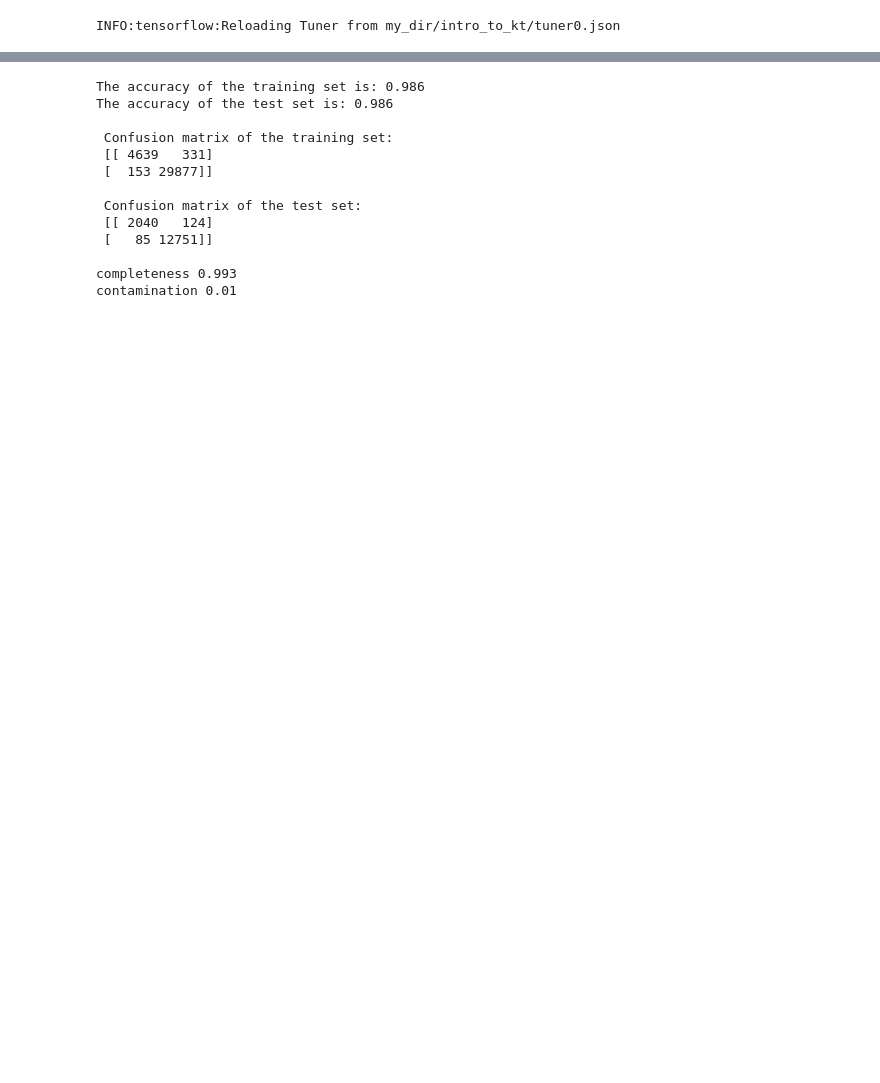
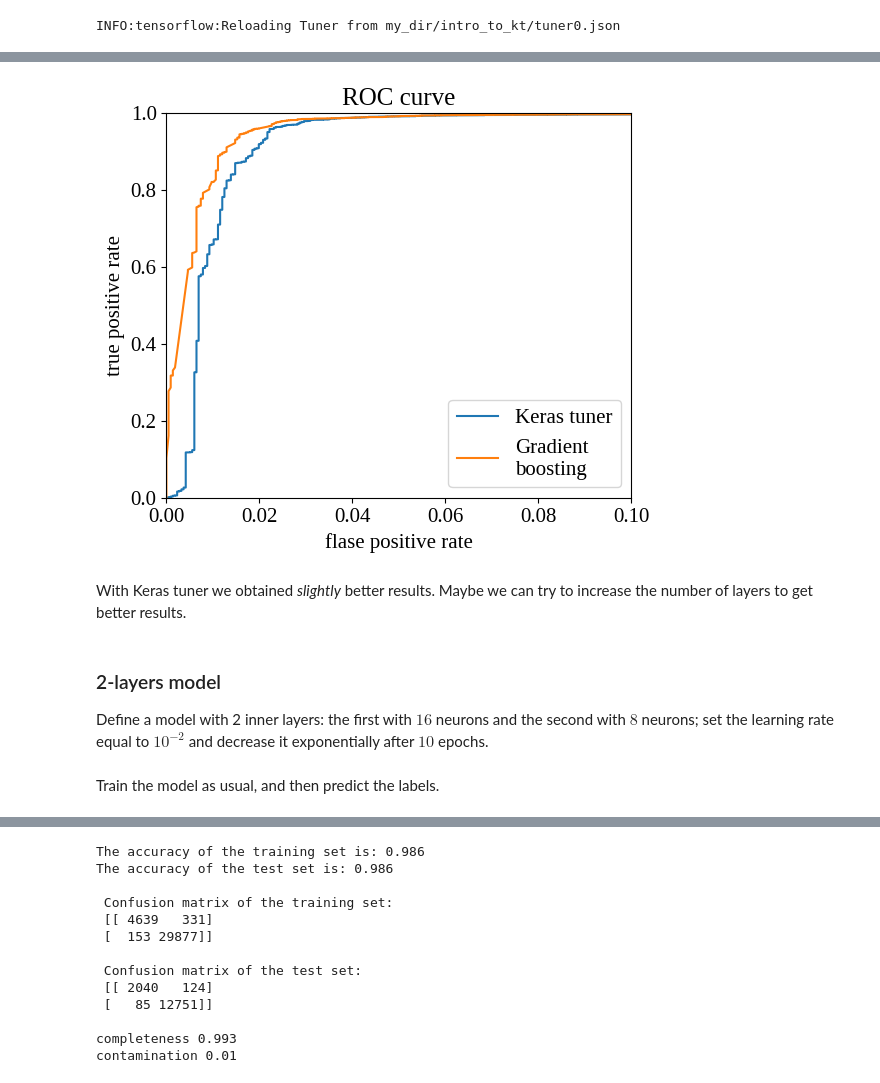
Before and after one commit to Alexpedro130/astrostatistics_bicocca_2023, a Jupyter notebook: working/L22_galaxy_QSO_neuralnetwork.ipynb, the cells around one changed output, grey strips where cells are left out. Saved outputs shown, nothing was run; the diff lists cells and outputs as text; code cells hidden in the pictures; blank space fills up the shorter version.

```diff
--- a/working/L22_galaxy_QSO_neuralnetwork.ipynb
+++ b/working/L22_galaxy_QSO_neuralnetwork.ipynb
@@ -450,0 +496,19 @@ contamination 0.008
+# %%
+#plt the ROC curve
+
+probs_tune=hypermodel.predict(X_test)
+
+fpr_tune, tpr_tune, thresholds_tune = roc_curve(y_test, probs_tune)
+
+fpr1, tpr1, thresholds1 = roc_curve(y_test, probs_1)
+
+plt.plot(fpr_tune, tpr_tune, label='Keras tuner')
+plt.plot(fpr1, tpr1, label='Gradient\nboosting')
+plt.title('ROC curve')
+plt.xlabel('flase positive rate')
+plt.ylabel('true positive rate')
+plt.xlim(0,0.1)
+plt.ylim(0.,1)
+plt.legend(loc='lower right')
+plt.show()
+# %% [output]
@@ -451,3 +516,10 @@ contamination 0.008
+[figure, added]
+# %% [markdown]
+With Keras tuner we obtained *slightly* better results. Maybe we can try to increase the number of layers to get better results.
+# %% [markdown]
+### 2-layers model
+
+Define a model with 2 inner layers: the first with $16$ neurons and the second with $8$ neurons; set the learning rate equal to $10^{-2}$ and decrease it exponentially after $10$ epochs.
 # %%
 def trainnetwork_better(train_set, test_set, ytrain, ytest, filename):
 
@@ -531,6 +603,8 @@ def loadnetwork(filename,verbose=False):
         model.summary()
 
     return model
+# %% [markdown]
+Train the model as usual, and then predict the labels.
 # %%
 trainnetwork_better(X_train, X_test, y_train, y_test, filename='gal_QSO_trained_better.h5')
 # %% [output]
```
Also changed, not shown: parts of 43 cells of this notebook.
